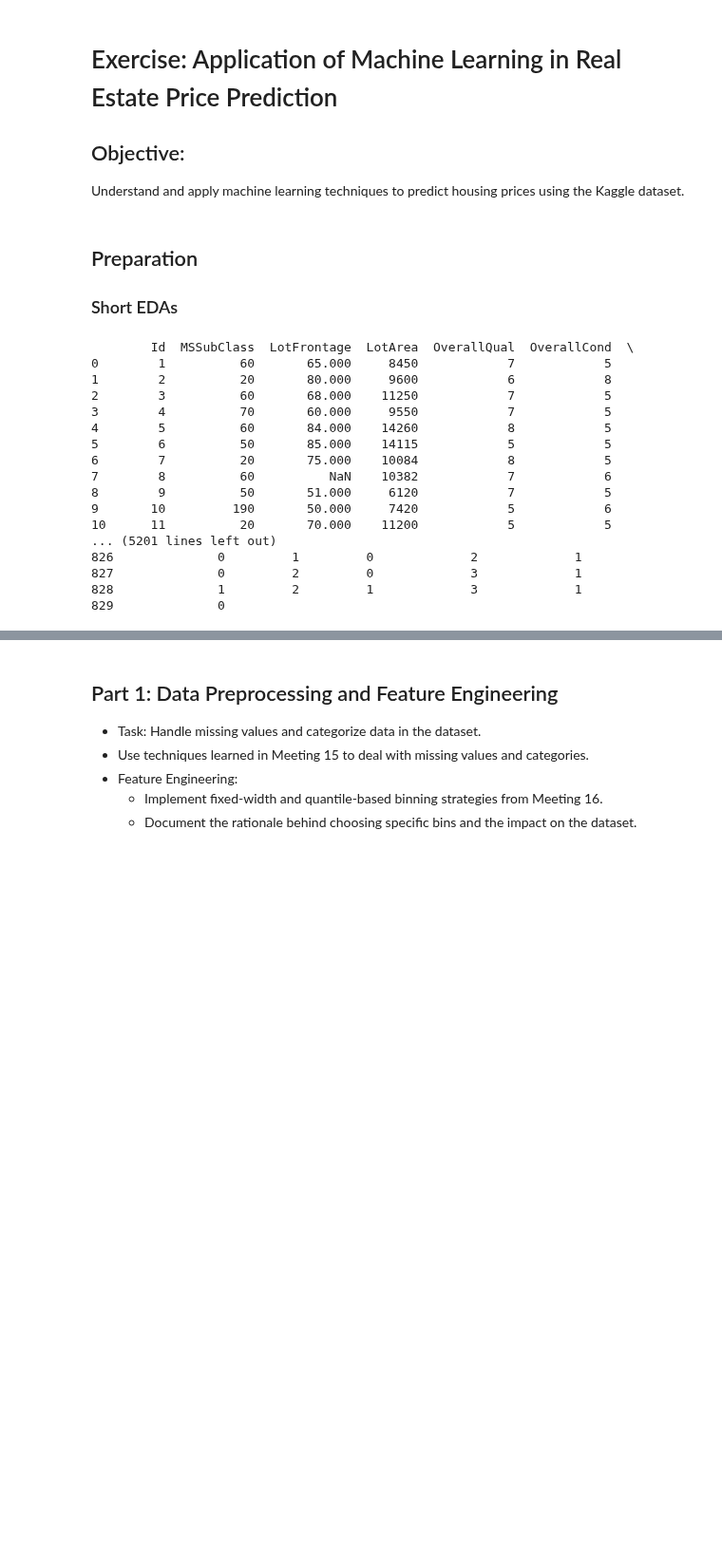
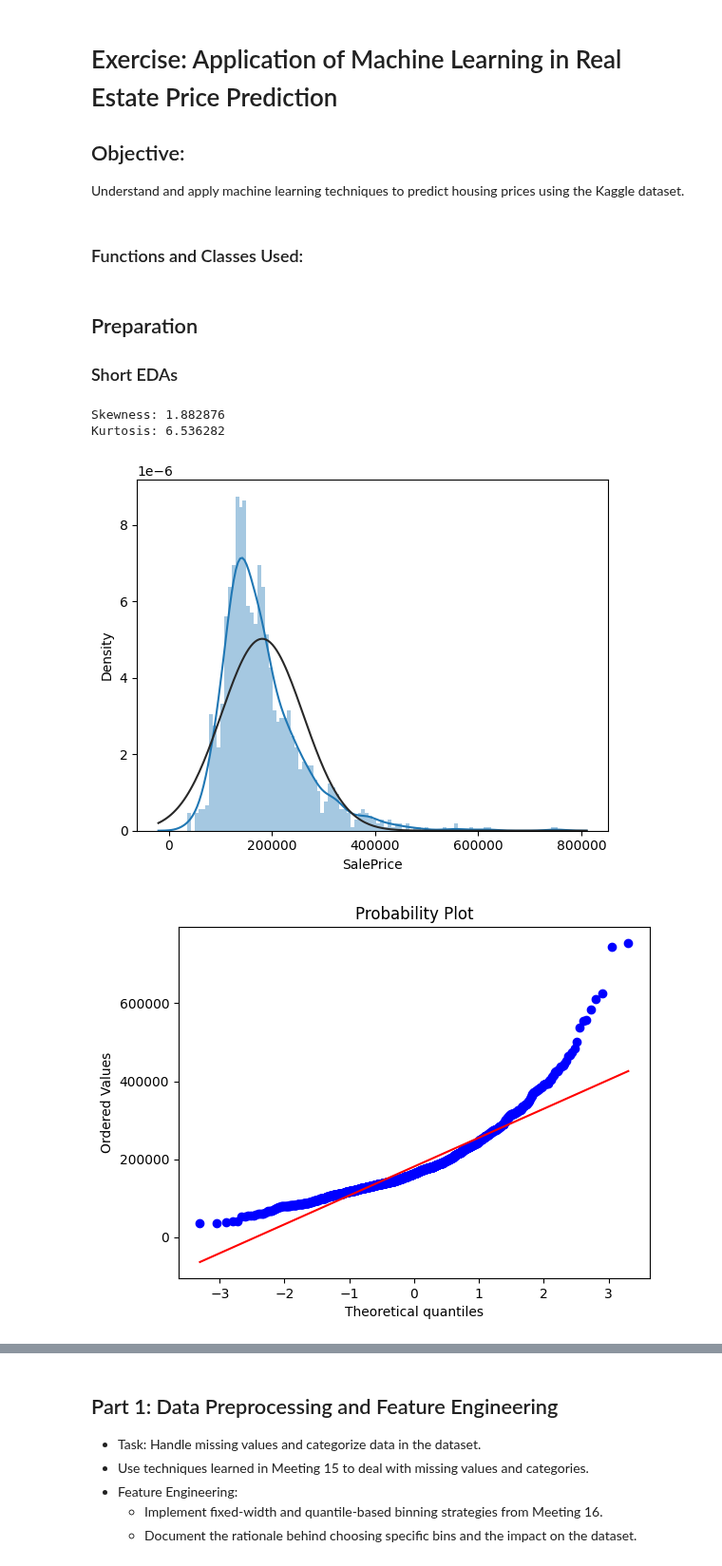
Before and after one commit to jordanriver/DScourse, a Jupyter notebook: Homework/ML_Real_Estate_Price_Prediction_Exercise.ipynb, the cells around one changed output, grey strips where cells are left out. Shown at 95% size. Drawn from its saved outputs; the diff is of its cells as text; code cells hidden in the pictures; blank space fills up the shorter version.

```diff
--- a/Homework/ML_Real_Estate_Price_Prediction_Exercise.ipynb
+++ b/Homework/ML_Real_Estate_Price_Prediction_Exercise.ipynb
@@ -42,3 +42,5 @@ df_test = pd.read_csv(r'C:\Users\jorda\Documents\studies\DScourse\CourseMaterial
 
 df_orig = df.copy()
 df_test_orig = df_test.copy()
+# %% [markdown]
+### Functions and Classes Used:
@@ -47,26 +138,32 @@ df_test_orig = df_test.copy()
 
 ### Short EDAs
 # %%
-# Divide the data into numerical and categorical features
-numerical_features = df.select_dtypes(include=[np.number])
-categorical_features = df.select_dtypes(include=[object])
+# create a target variable
+y = df['SalePrice']
 
-numerical_features
+df_train_num, df_train_cat = divide_features(df.drop(['SalePrice', 'Id'], axis=1))
+df_test_num, df_test_cat = divide_features(df_test.drop(['Id'], axis=1))
+
+# Create a list of numerical and categorical features
+num_features = convert_to_columns_list(df_train_num)
+cat_features = convert_to_columns_list(df_train_cat)
+
+# Create a list of all features
+all_features = convert_to_columns_list(df_train_num) + convert_to_columns_list(df_train_cat)
-# %% [output]
-        Id  MSSubClass  LotFrontage  LotArea  OverallQual  OverallCond  \
-0        1          60       65.000     8450            7            5
-1        2          20       80.000     9600            6            8
-2        3          60       68.000    11250            7            5
-3        4          70       60.000     9550            7            5
-4        5          60       84.000    14260            8            5
-5        6          50       85.000    14115            5            5
-6        7          20       75.000    10084            8            5
-7        8          60          NaN    10382            7            6
-8        9          50       51.000     6120            7            5
-9       10         190       50.000     7420            5            6
-10      11          20       70.000    11200            5            5
-... (5201 lines left out)
-826              0         1         0             2             1
-827              0         2         0             3             1
-828              1         2         1             3             1
-829              0
+# %%
+# Describe the target variable
+y.describe()
+
+# Plot the distribution of the target variable and show the skewness and kurtosis as well as compare it to a normal distribution
+sns.distplot(y, fit=norm, bins=100, kde=True);
+fig = plt.figure()
+res = stats.probplot(y, plot=plt)
+
+# Skewness and kurtosis
+print("Skewness: %f" % y.skew())
+print("Kurtosis: %f" % y.kurt())
+# %% [output]
+Skewness: 1.882876
+Kurtosis: 6.536282
+[figure, added]
+[figure, added]
```
Also changed, not shown: parts of 10 cells of this notebook.
